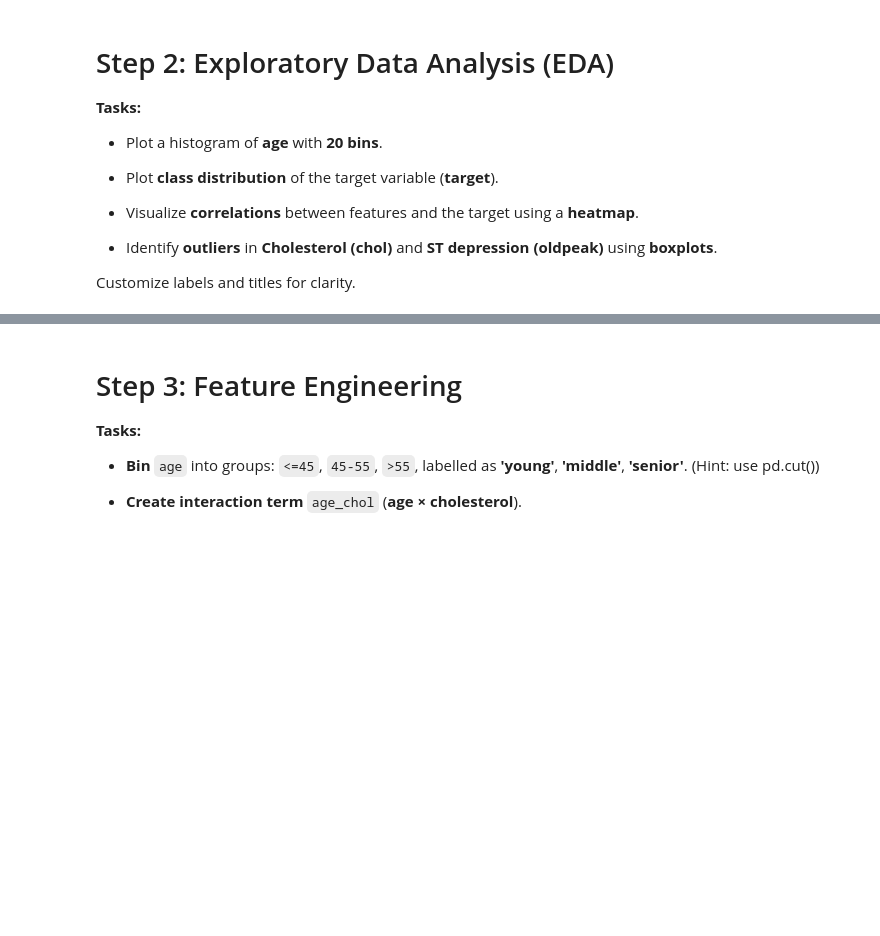
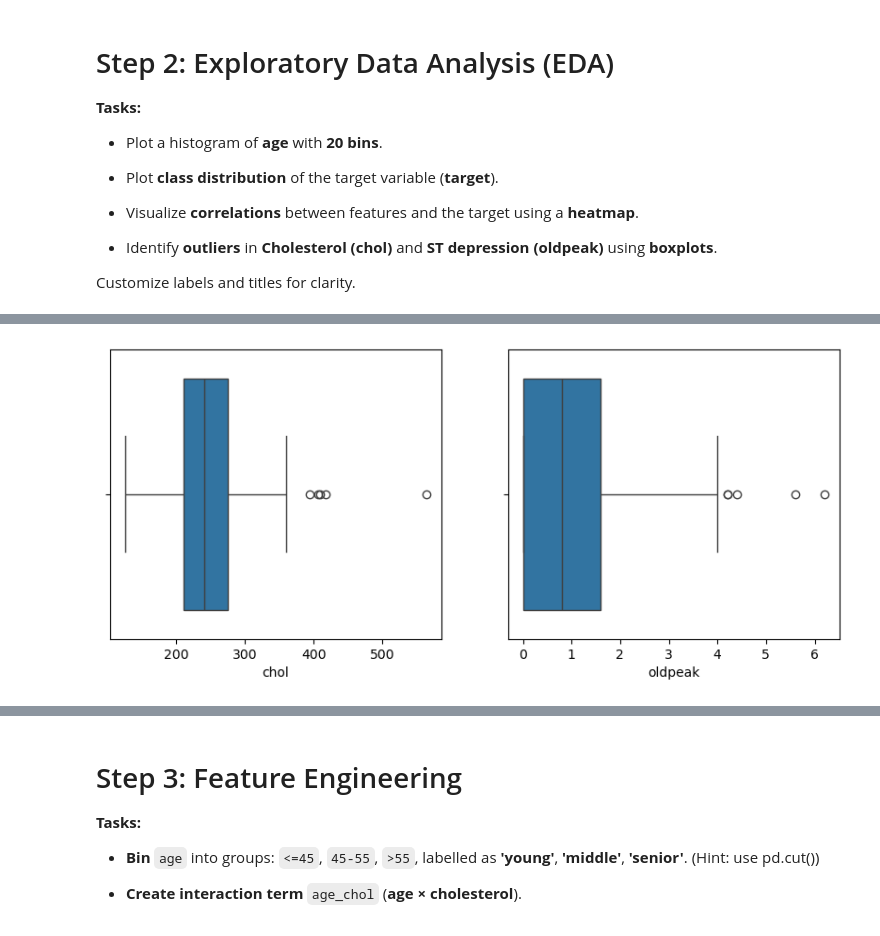
Before and after one commit to Rengark/CS3185_ML, a Jupyter notebook: Assignment_4/Assignment4_SVM.ipynb, the cells around one changed output, grey strips where cells are left out. Cells and saved outputs as stored; diff of their text form; code cells hidden in the pictures; blank space fills up the shorter version.

```diff
--- a/Assignment_4/Assignment4_SVM.ipynb
+++ b/Assignment_4/Assignment4_SVM.ipynb
@@ -142,9 +152,11 @@ ax = ...
 # %%
 # Outliers (boxplots)
 plt.figure(figsize=(10, 4))
 plt.subplot(1, 2, 1)
-ax1 = ...
+ax1 = sns.boxplot(x=df['chol'])
 plt.subplot(1, 2, 2)
-ax2 = ...
+ax2 = sns.boxplot(x=df['oldpeak'])
+# %% [output]
+[figure, added]
 # %%
 grader.check("q2")
```
Also changed, not shown: parts of 13 cells of this notebook, 1 other file.
